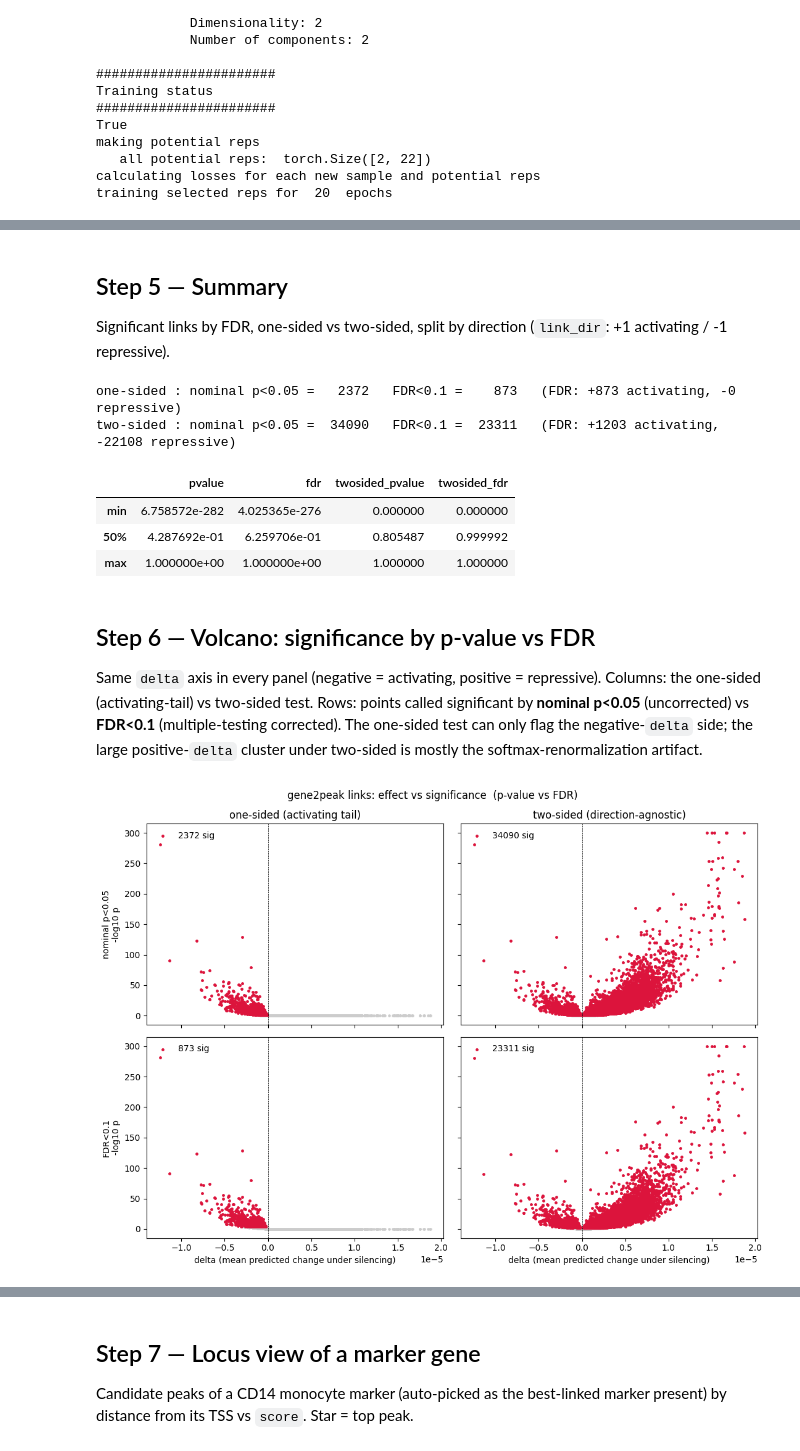
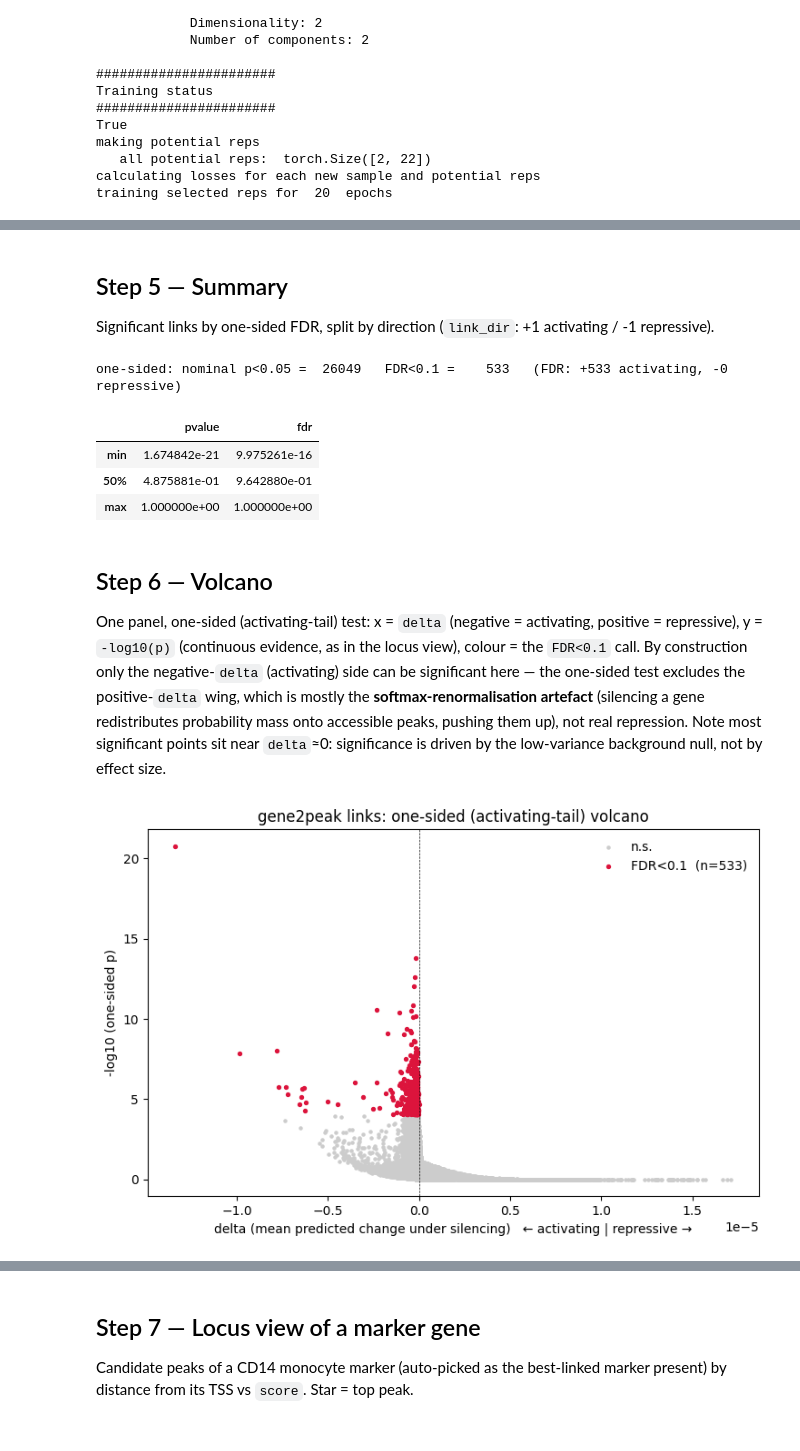
Before and after one commit to ducbch/multiDGD_E2G, a Jupyter notebook: workflow/visualize_run.ipynb, the cells around one changed output, grey strips where cells are left out. Cells and saved outputs as stored; diff of their text form; code cells hidden in the pictures.

Commit message:
fix score, set match null to default, rerender workflow

```diff
--- a/workflow/visualize_run.ipynb
+++ b/workflow/visualize_run.ipynb
@@ -99,9 +101,5 @@ groups, silenced_index, resp_index = io.build_groups(pairs, gene_row, peak_col,
 # %%
-from multidgd_e2g import bh_fdr
-df = pd.read_csv(LINKS, sep='\t')
-# recompute BH-FDR from the (correct) p-values so significance is right regardless of the file
-df['fdr'] = bh_fdr(df['pvalue'].values)
-df['twosided_fdr'] = bh_fdr(df['twosided_pvalue'].values)
+df = pd.read_csv(LINKS, sep='\t')     # fdr / twosided_fdr are already in the file
 print(f'{len(df)} links loaded')
 df.sort_values('score', ascending=False).head(10)
 # %% [output]
@@ -120,44 +118,37 @@ df.sort_values('score', ascending=False).head(10)
 # %% [markdown]
 ## Step 5 — Summary
 
-Significant links by FDR, one-sided vs two-sided, split by direction (`link_dir`: +1 activating / -1 repressive).
+Significant links by one-sided FDR, split by direction (`link_dir`: +1 activating / -1 repressive).
 # %%
 PTHR = 0.05
-for name, pcol, fcol in [('one-sided', 'pvalue', 'fdr'), ('two-sided', 'twosided_pvalue', 'twosided_fdr')]:
-    fsig = df[fcol] < 0.1
-    print(f'{name:10s}: nominal p<0.05 = {int((df[pcol]<PTHR).sum()):6d}   FDR<0.1 = {int(fsig.sum()):6d}   '
-          f'(FDR: +{int((fsig & (df.link_dir>0)).sum())} activating, -{int((fsig & (df.link_dir<0)).sum())} repressive)')
-df[['pvalue', 'fdr', 'twosided_pvalue', 'twosided_fdr']].describe().loc[['min', '50%', 'max']]
+fsig = df['fdr'] < 0.1
+print(f'one-sided: nominal p<0.05 = {int((df.pvalue<PTHR).sum()):6d}   FDR<0.1 = {int(fsig.sum()):6d}   '
+      f'(FDR: +{int((fsig & (df.link_dir>0)).sum())} activating, -{int((fsig & (df.link_dir<0)).sum())} repressive)')
+df[['pvalue', 'fdr']].describe().loc[['min', '50%', 'max']]
 # %% [output]
-one-sided : nominal p<0.05 =   2372   FDR<0.1 =    873   (FDR: +873 activating, -0 repressive)
-two-sided : nominal p<0.05 =  34090   FDR<0.1 =  23311   (FDR: +1203 activating, -22108 repressive)
+one-sided: nominal p<0.05 =  26049   FDR<0.1 =    533   (FDR: +533 activating, -0 repressive)
-|  | pvalue | fdr | twosided_pvalue | twosided_fdr |
-| min | 6.758572e-282 | 4.025365e-276 | 0.000000 | 0.000000 |
-| 50% | 4.287692e-01 | 6.259706e-01 | 0.805487 | 0.999992 |
-| max | 1.000000e+00 | 1.000000e+00 | 1.000000 | 1.000000 |
+|  | pvalue | fdr |
+| min | 1.674842e-21 | 9.975261e-16 |
+| 50% | 4.875881e-01 | 9.642880e-01 |
+| max | 1.000000e+00 | 1.000000e+00 |
 # %% [markdown]
-## Step 6 — Volcano: significance by p-value vs FDR
+## Step 6 — Volcano
 
-Same `delta` axis in every panel (negative = activating, positive = repressive). Columns: the one-sided (activating-tail) vs two-sided test. Rows: points called significant by **nominal p<0.05** (uncorrected) vs **FDR<0.1** (multiple-testing corrected). The one-sided test can only flag the negative-`delta` side; the large positive-`delta` cluster under two-sided is mostly the softmax-renormalization artifact.
+One panel, one-sided (activating-tail) test: x = `delta` (negative = activating, positive = repressive), y = `-log10(p)` (continuous evidence, as in the locus view), colour = the `FDR<0.1` call. By construction only the negative-`delta` (activating) side can be significant here — the one-sided test excludes the positive-`delta` wing, which is mostly the **softmax-renormalisation artefact** (silencing a gene redistributes probability mass onto accessible peaks, pushing them up), not real repression. Note most significant points sit near `delta`≈0: significance is driven by the low-variance background null, not by effect size.
 # %%
 import numpy as np, matplotlib.pyplot as plt
 
-one_p = df['score']
-two_p = -np.log10(df['twosided_pvalue'].clip(lower=1e-300))
-rows = [('nominal p<0.05', df['pvalue'] < 0.05, df['twosided_pvalue'] < 0.05),
-        ('FDR<0.1',        df['fdr'] < 0.1,      df['twosided_fdr'] < 0.1)]
-cols = [('one-sided (activating tail)', one_p), ('two-sided (direction-agnostic)', two_p)]
-fig, axes = plt.subplots(2, 2, figsize=(11, 8), sharex=True, sharey=True)
-for i, (rlab, sig1, sig2) in enumerate(rows):
-    for j, (clab, y) in enumerate(cols):
-        ax = axes[i, j]; sig = sig1 if j == 0 else sig2
-        ax.scatter(df.loc[~sig, 'delta'], y[~sig], s=5, c='0.8', rasterized=True)
-        ax.scatter(df.loc[sig, 'delta'],  y[sig],  s=6, c='crimson', rasterized=True, label=f'{int(sig.sum())} sig')
-        ax.axvline(0, color='k', lw=0.5, ls='--'); ax.legend(frameon=False, loc='upper left')
-        if i == 0: ax.set_title(clab)
-        if j == 0: ax.set_ylabel(f'{rlab}\n-log10 p')
-        if i == 1: ax.set_xlabel('delta (mean predicted change under silencing)')
-fig.suptitle('gene2peak links: effect vs significance  (p-value vs FDR)')
+sig = df['fdr'] < 0.1                                   # one-sided FDR = the significance call
+fig, ax = plt.subplots(figsize=(7.5, 5))
+ax.scatter(df.loc[~sig, 'delta'], df.loc[~sig, 'score'], s=5, c='0.8',
+           rasterized=True, label='n.s.')
+ax.scatter(df.loc[sig, 'delta'],  df.loc[sig, 'score'],  s=8, c='crimson',
+           rasterized=True, label=f'FDR<0.1  (n={int(sig.sum())})')
+ax.axvline(0, color='k', lw=0.5, ls='--')
+ax.set_xlabel('delta (mean predicted change under silencing)   \u2190 activating | repressive \u2192')
+ax.set_ylabel('-log10 (one-sided p)')
+ax.set_title('gene2peak links: one-sided (activating-tail) volcano')
+ax.legend(frameon=False, loc='upper right')
 plt.tight_layout(); plt.show()
 # %% [output]
-[figure, old version]
+[figure, new version]
```
Also changed, not shown: parts of 15 cells of this notebook, 6 other files.
